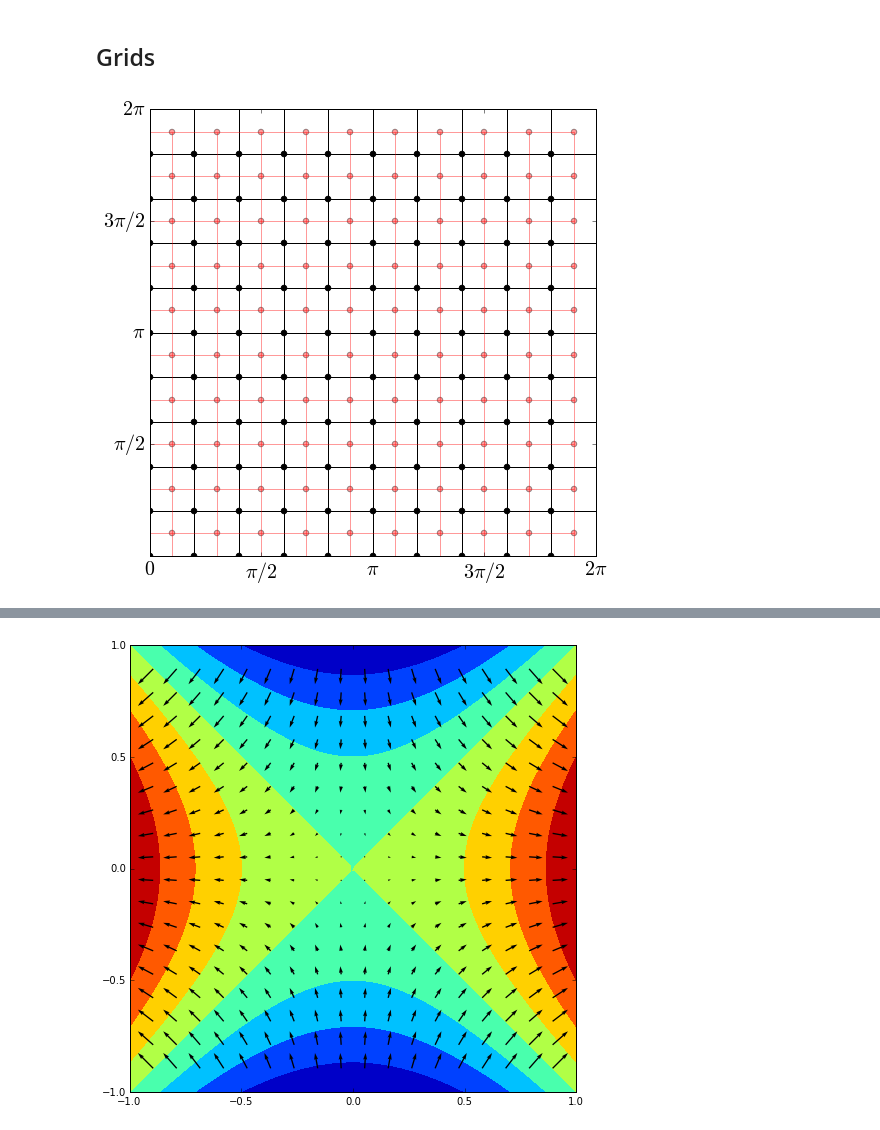
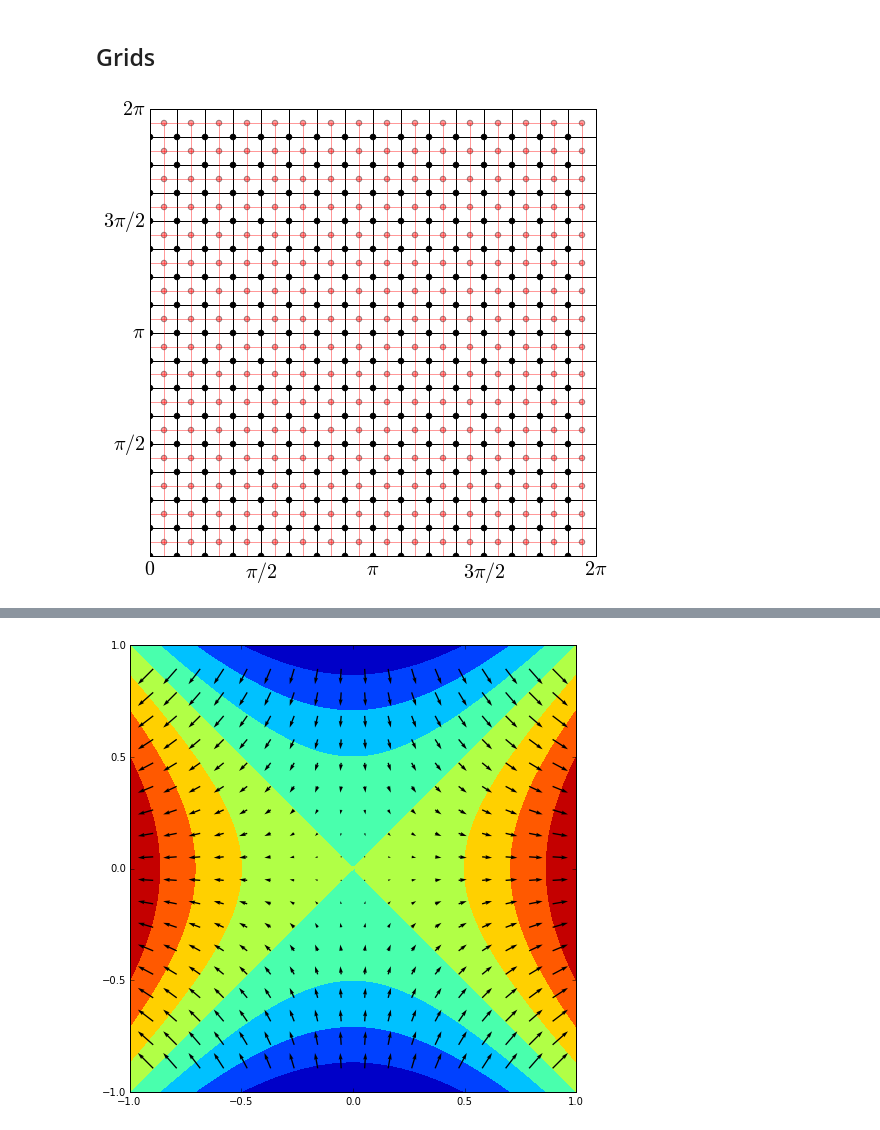
Before and after one commit to drufat/dec, a Jupyter notebook: examples/grids.ipynb, the cells around one changed output, grey strips where cells are left out. Drawn from its saved outputs; the diff is of its cells as text; code cells hidden in the pictures.

```diff
--- a/examples/grids.ipynb
+++ b/examples/grids.ipynb
@@ -29,14 +29,14 @@ def plot_grid(ax, g):
     lc = mc.LineCollection(lines, colors='red', alpha=0.4)
     ax.add_collection(lc)
 # %%
-g = Grid_2D.periodic(10, 10)
+g = Grid_2D.periodic(16, 16)
 def p(ax):
     plot_grid(ax, g)
     pi = np.pi
     ax.set_xticks((0, pi/2, pi, 3*pi/2, 2*pi))
     ax.set_yticks((0, pi/2, pi, 3*pi/2, 2*pi))
     ax.set_xticklabels(('$0$','$\pi/2$','$\pi$','$3\pi/2$','$2\pi$',), size=20)
     ax.set_yticklabels(('','$\pi/2$','$\pi$','$3\pi/2$','$2\pi$',), size=20)
 format_fig(g, p)
 # %% [output]
-[figure, old version]
+[figure, new version]
```
Also changed, not shown: parts of 7 cells of this notebook, 13 other files.
